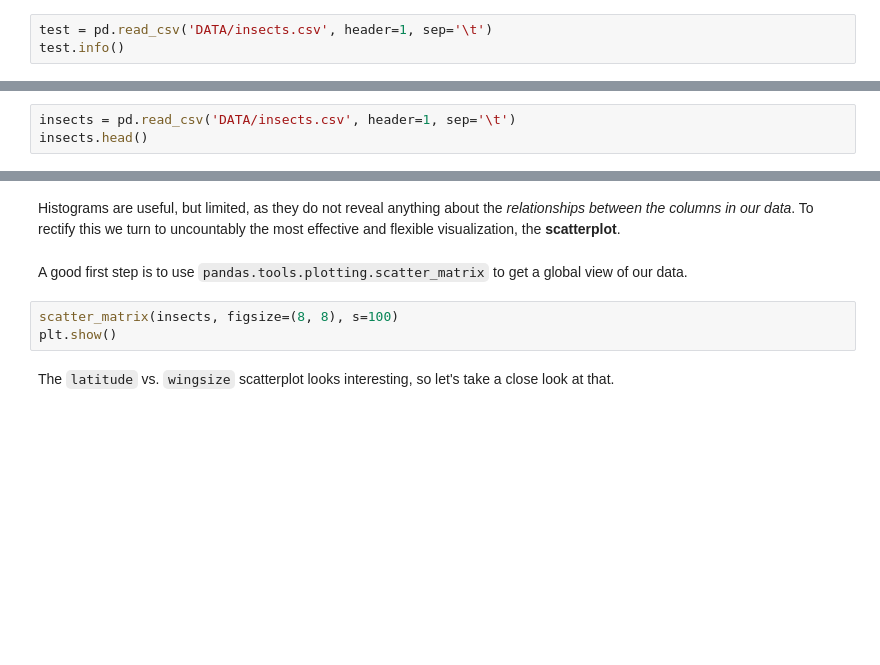
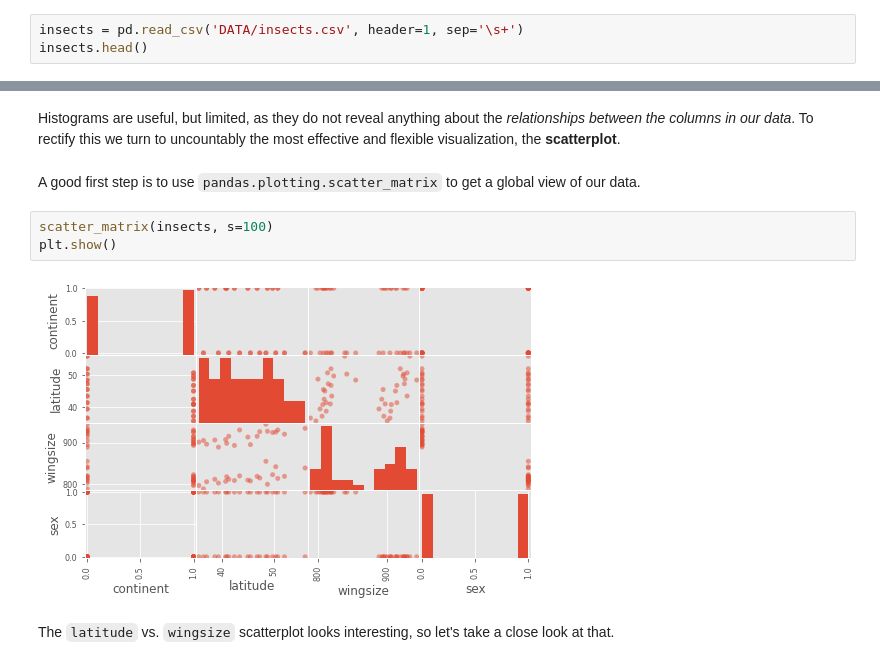
Before and after one commit to Carlene/INTRO-TO-DATA-ANALYSIS, a Jupyter notebook: insects.ipynb, the cells around one changed output, grey strips where cells are left out. Saved outputs shown, nothing was run; the diff lists cells and outputs as text; blank space fills up the shorter version.

Commit message:
updates facebook.ipynb for pandas1.0

```diff
--- a/insects.ipynb
+++ b/insects.ipynb
@@ -60,4 +58,4 @@ Each data element is separated from the next by a tab character, so although it
 # %%
-test = pd.read_csv('DATA/insects.csv', header=1, sep='\t')
-test.info()
+insects = pd.read_csv('DATA/insects.csv', header=1, sep='\s+')
+insects.head()
 # %% [output]
@@ -84,3 +67,0 @@ test.head()
-# %%
-insects = pd.read_csv('DATA/insects.csv', header=1, sep='\t')
-insects.head()
@@ -130,10 +122,12 @@ These zero/one columns are called **binary** or **indicator variables**, they me
 # %% [markdown]
 Histograms are useful, but limited, as they do not reveal anything about the *relationships between the columns in our data*.  To rectify this we turn to uncountably the most effective and flexible visualization, the **scatterplot**.
 # %% [markdown]
-A good first step is to use `pandas.tools.plotting.scatter_matrix` to get a global view of our data.
+A good first step is to use `pandas.plotting.scatter_matrix` to get a global view of our data.
 # %%
-scatter_matrix(insects, figsize=(8, 8), s=100)
+scatter_matrix(insects, s=100)
 plt.show()
+# %% [output]
+[figure, added]
 # %% [markdown]
 The `latitude` vs. `wingsize` scatterplot looks interesting, so let's take a close look at that.
 # %%
```
Also changed, not shown: parts of 27 cells of this notebook, 2 other files.
